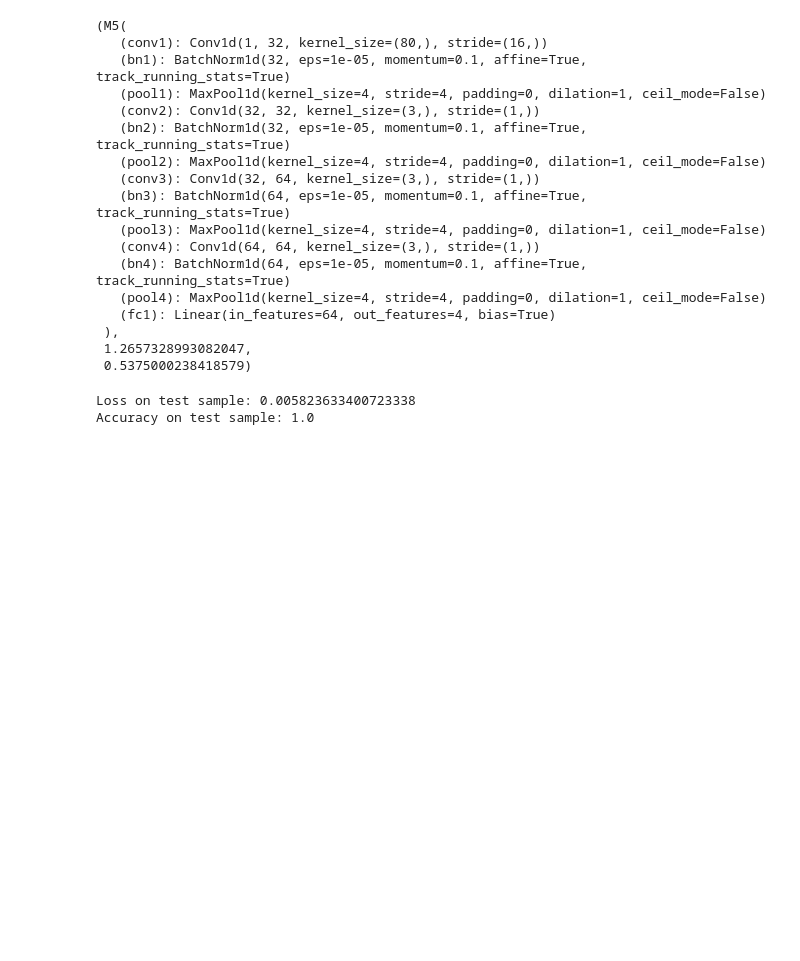
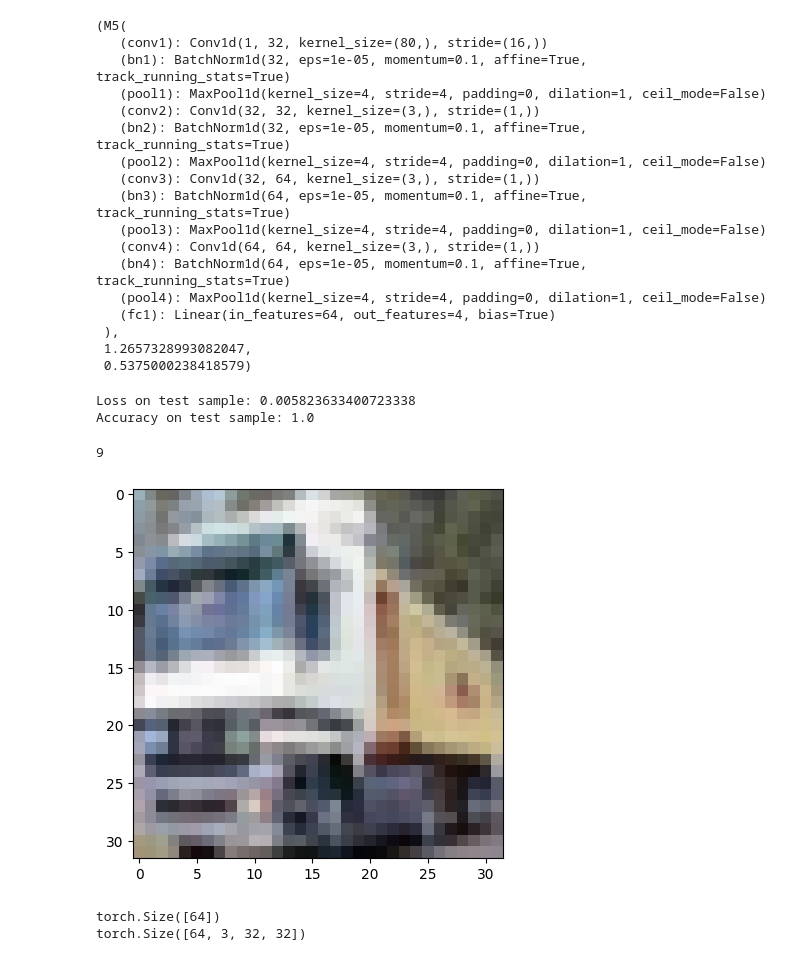
Before and after one commit to imgmaterial/AILabs, a Jupyter notebook: Labs/Lab4/Lab4.ipynb, the cells around one changed output. Drawn from its saved outputs; the diff is of its cells as text; code cells hidden in the pictures; blank space fills up the shorter version.

Commit message:
Set up image recognition model

```diff
--- a/Labs/Lab4/Lab4.ipynb
+++ b/Labs/Lab4/Lab4.ipynb
@@ -383,0 +387,10 @@ Accuracy on test sample: 1.0
+# %%
+cifar_training_data = torchvision.datasets.CIFAR10(root="./data", train=True, download=True)
+cifar_test_data = torchvision.datasets.CIFAR10(root="./data", train=False, download=True)
+# %%
+image, label = cifar_training_data[1]
+plt.imshow(image)
+print(label)
+# %% [output]
+9
+[figure, added]
@@ -383,0 +406,8 @@ Accuracy on test sample: 1.0
+# %%
+for image, labels in train_dataloader:
+    print(labels.shape)
+    print(image.shape)
+    break
+# %% [output]
+torch.Size([64])
+torch.Size([64, 3, 32, 32])
```
Also changed, not shown: parts of 7 cells of this notebook.
